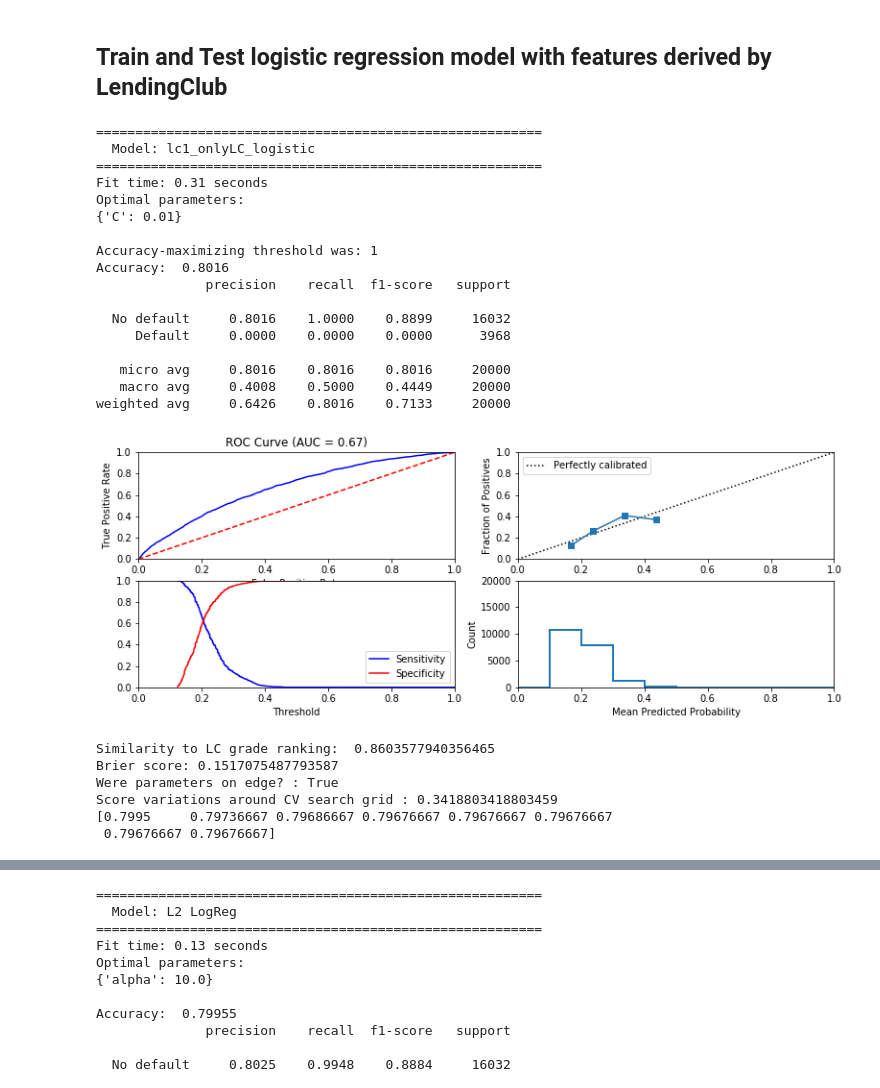
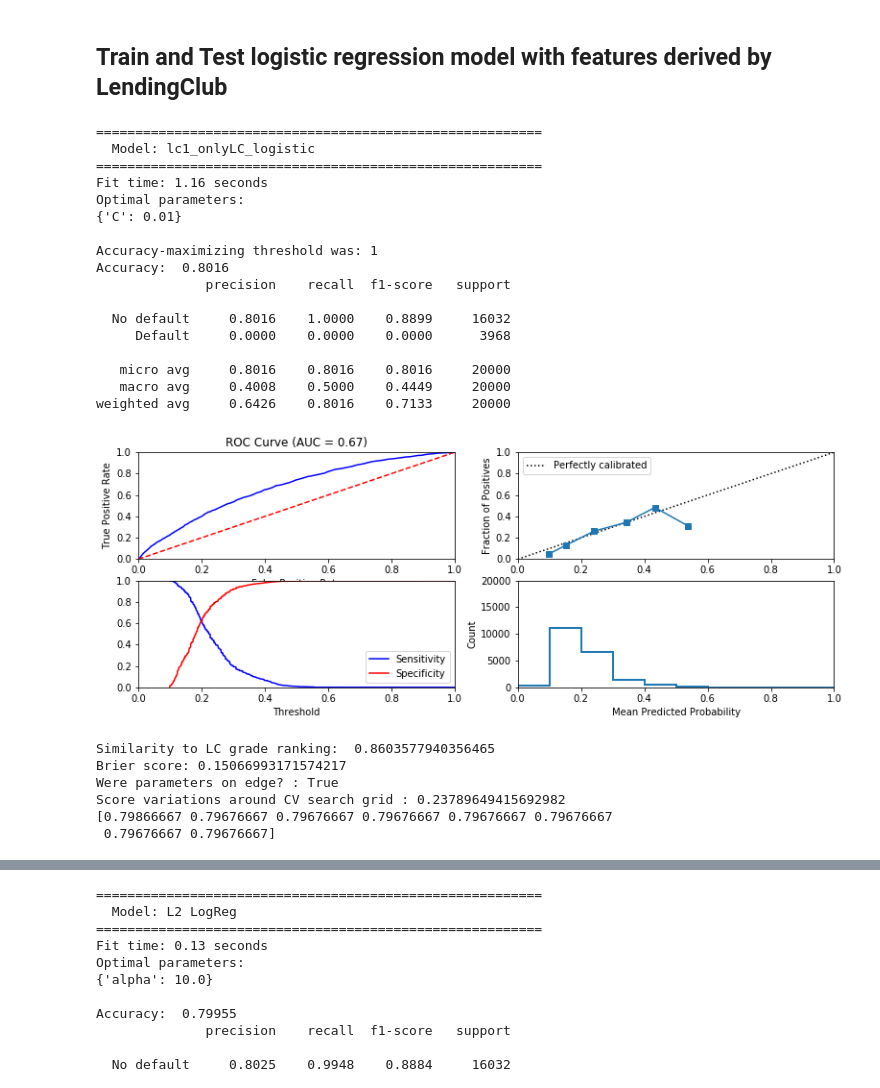
Before and after one commit to Oldyeller89/ML_PeerLending_CaseStudy, a Jupyter notebook: Phase3/CS-Phase 3-Rev2.ipynb, the cells around one changed output, grey strips where cells are left out. Drawn from its saved outputs; the diff is of its cells as text; code cells hidden in the pictures.

```diff
--- a/Phase3/CS-Phase 3-Rev2.ipynb
+++ b/Phase3/CS-Phase 3-Rev2.ipynb
@@ -753,36 +786,36 @@ mlp = fit_classification(model=mlp,data_dict=data_dict,
 # %%
 ## Find a lendingClub-defined feature and train a l1-regularized logistic regression model on data with only that feature
 a_lendingclub_feature = ['int_rate']
 
 data_dict2 = prepare_data(feature_subset = a_lendingclub_feature)
 
-lc1_onlyLC_logistic = LogisticRegression()
+lc1_onlyLC_logistic = LogisticRegression(penalty='l1')
 cv_parameters = {'C': [0.01,0.1,1,5,10,20,50,100]}
 lc1_onlyLC_logistic = fit_classification(model=lc1_onlyLC_logistic,data_dict=data_dict2,
                     cv_parameters=cv_parameters,model_name="lc1_onlyLC_logistic",
                     random_state=default_seed,output_to_file=True,print_to_screen=True)
 # %% [output]
 =========================================================
   Model: lc1_onlyLC_logistic
 =========================================================
-Fit time: 0.31 seconds
+Fit time: 1.16 seconds
 Optimal parameters:
 {'C': 0.01}
 
 Accuracy-maximizing threshold was: 1
 Accuracy:  0.8016
               precision    recall  f1-score   support
 
   No default     0.8016    1.0000    0.8899     16032
      Default     0.0000    0.0000    0.0000      3968
 
    micro avg     0.8016    0.8016    0.8016     20000
    macro avg     0.4008    0.5000    0.4449     20000
 weighted avg     0.6426    0.8016    0.7133     20000
-[figure, old version]
+[figure, new version]
 Similarity to LC grade ranking:  0.8603577940356465
-Brier score: 0.1517075487793587
+Brier score: 0.15066993171574217
 Were parameters on edge? : True
-Score variations around CV search grid : 0.3418803418803459
-[0.7995     0.79736667 0.79686667 0.79676667 0.79676667 0.79676667
+Score variations around CV search grid : 0.23789649415692982
+[0.79866667 0.79676667 0.79676667 0.79676667 0.79676667 0.79676667
  0.79676667 0.79676667]
```
Also changed, not shown: parts of 14 cells of this notebook, 6 other files.
